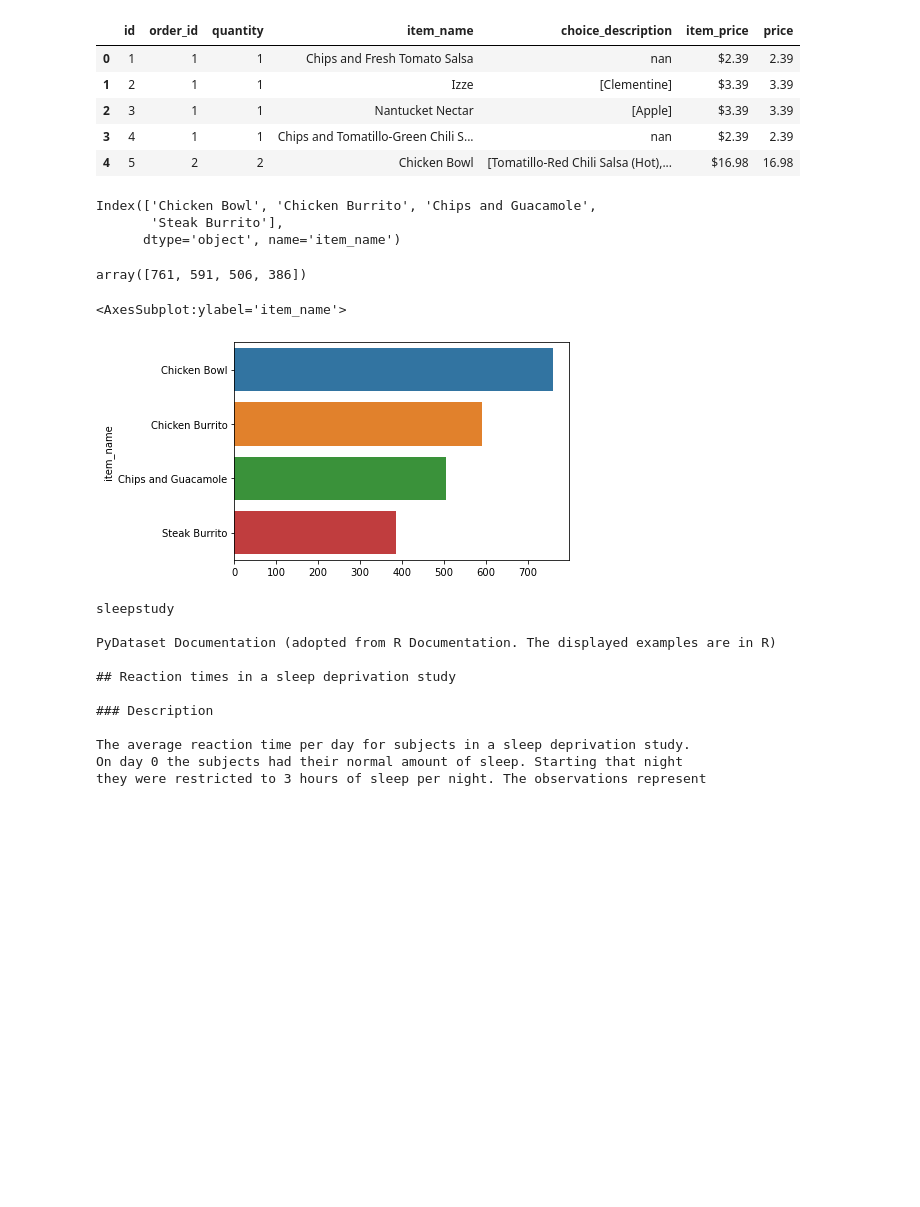
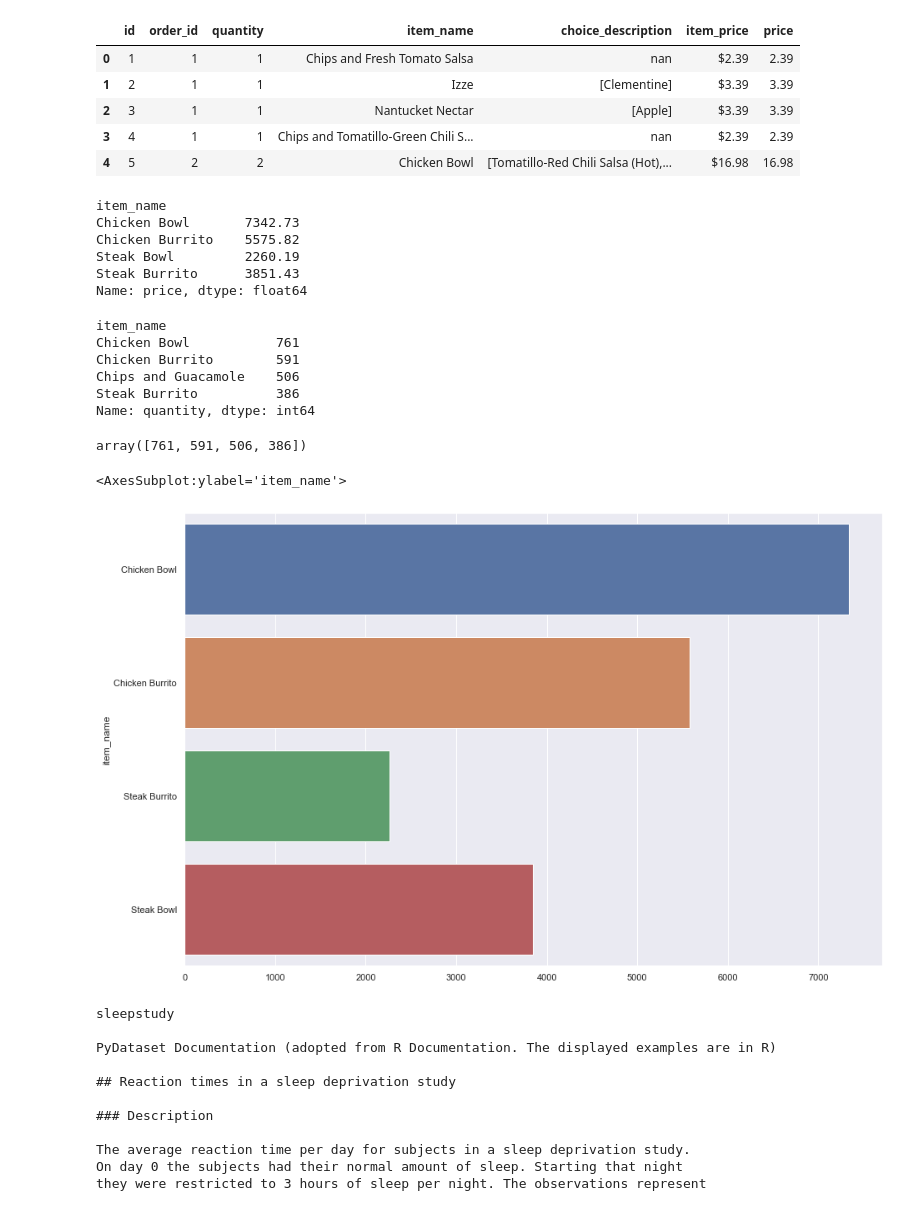
Before and after one commit to PGuajardo/numpy-pandas-visualization-exercises, a Jupyter notebook: seaborn_exercises.ipynb, the cells around one changed output. Cells and saved outputs as stored; diff of their text form; code cells hidden in the pictures; blank space fills up the shorter version.

```diff
--- a/seaborn_exercises.ipynb
+++ b/seaborn_exercises.ipynb
@@ -271,23 +284,37 @@ Chipotle_DF.head()
 | 2 | 3 | 1 | 1 | Nantucket Nectar | [Apple] | $3.39 | 3.39 |
 | 3 | 4 | 1 | 1 | Chips and Tomatillo-Green Chili S... | nan | $2.39 | 2.39 |
 | 4 | 5 | 2 | 2 | Chicken Bowl | [Tomatillo-Red Chili Salsa (Hot),... | $16.98 | 16.98 |
+# %%
+Item_money = Chipotle_DF.groupby(['item_name']).price.agg('sum')
+coolgraph = Item_money.nlargest(4)
 # %%
-Top_Orders = Chipotle_DF.groupby(['item_name']).quantity.agg('sum')
-coolgraph =Top_Orders.nlargest(4)
-coolgraph.index
+revenue = Chipotle_DF[Chipotle_DF.item_name.isin(coolgraph.index)].groupby('item_name').price.sum()
+revenue
 # %% [output]
-Index(['Chicken Bowl', 'Chicken Burrito', 'Chips and Guacamole',
-       'Steak Burrito'],
-      dtype='object', name='item_name')
+item_name
+Chicken Bowl       7342.73
+Chicken Burrito    5575.82
+Steak Bowl         2260.19
+Steak Burrito      3851.43
+Name: price, dtype: float64
+# %%
+coolgraph
+# %% [output]
+item_name
+Chicken Bowl           761
+Chicken Burrito        591
+Chips and Guacamole    506
+Steak Burrito          386
+Name: quantity, dtype: int64
 # %%
 coolgraph.values
 # %% [output]
 array([761, 591, 506, 386])
 # %%
-sns.barplot(x = coolgraph.values , y = coolgraph.index)
+sns.barplot(x = revenue.values , y = coolgraph.index)
 # %% [output]
 <AxesSubplot:ylabel='item_name'>
-[figure, old version]
+[figure, new version]
 # %%
 #Load the sleepstudy data and read it's documentation.
 #Use seaborn to create a line chart of all the individual subject's reaction times
```
Also changed, not shown: parts of 11 cells of this notebook, 2 other files.
